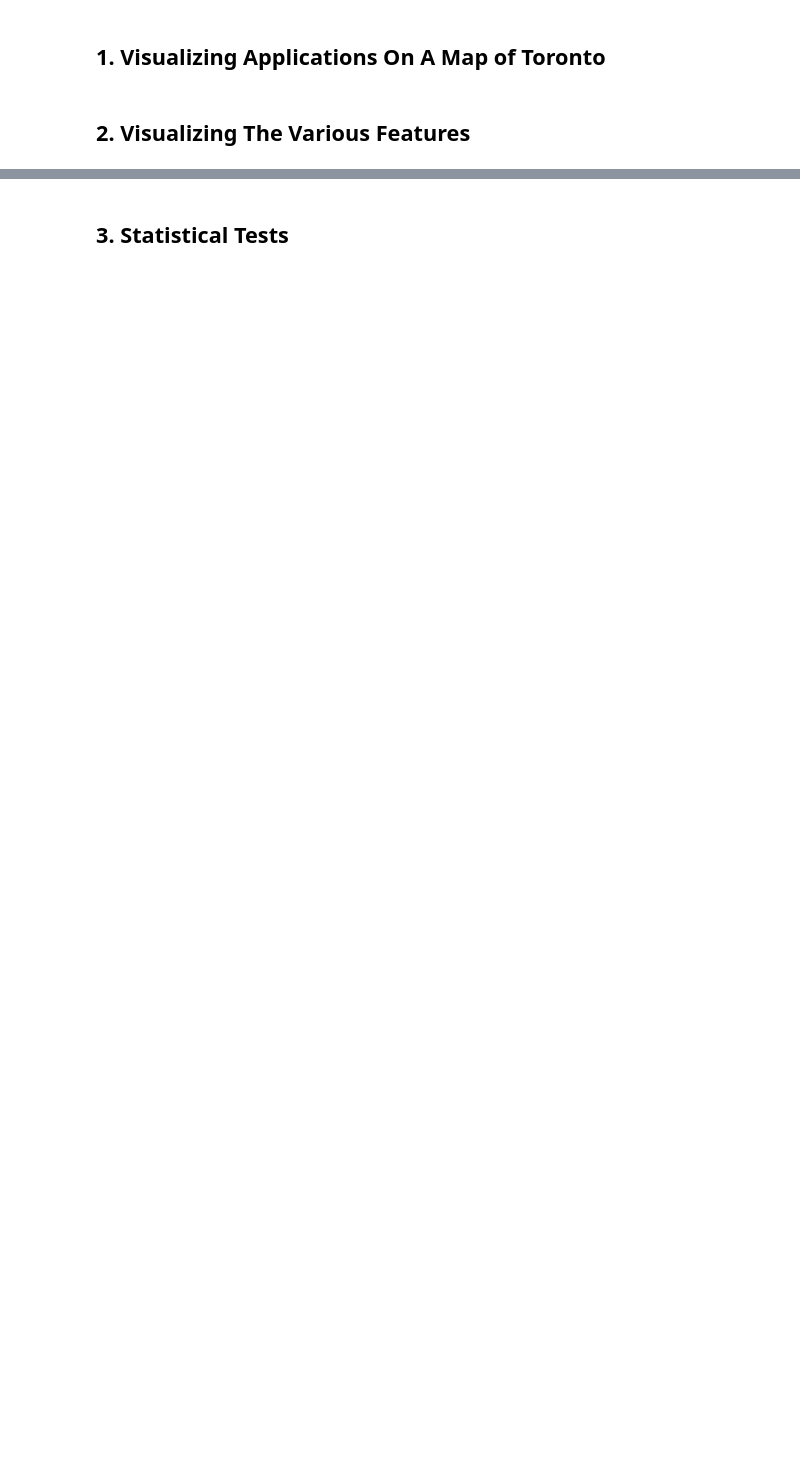
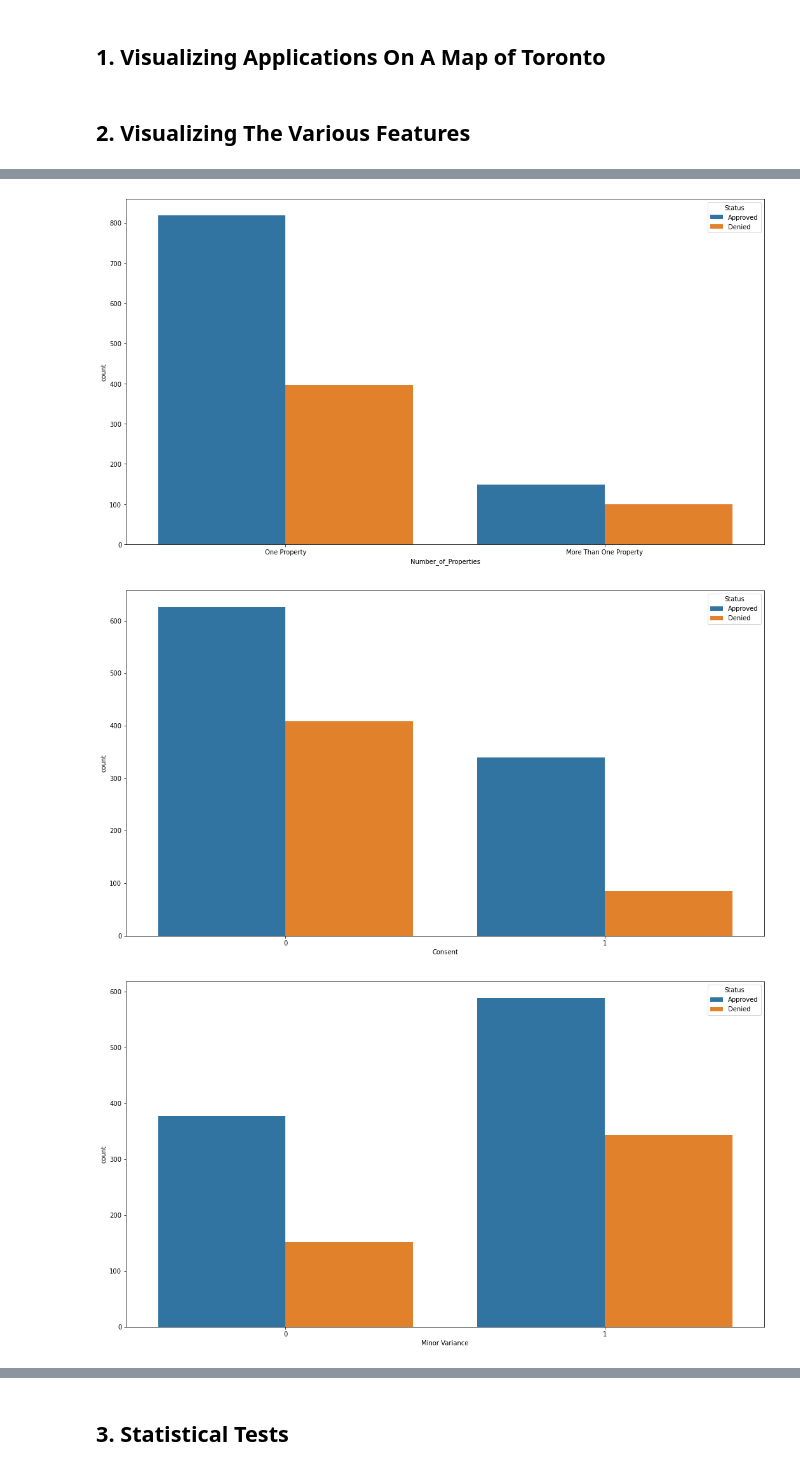
Before and after one commit to RoryAJames/TorontoDevelopmentApplications, a Jupyter notebook: Exploratory Data Analysis.ipynb, the cells around one changed output, grey strips where cells are left out. Cells and saved outputs as stored; diff of their text form; code cells hidden in the pictures; blank space fills up the shorter version.

```diff
--- a/Exploratory Data Analysis.ipynb
+++ b/Exploratory Data Analysis.ipynb
@@ -66,0 +106,5 @@ gdf.head()
+# %%
+#Convert
+
+gdf['Number_of_Properties'] = gdf['Number_of_Properties'].apply(lambda x: 'One Property' if x == 1
+else 'More Than One Property')
@@ -66,0 +117,13 @@ gdf.head()
+# %%
+#Loop through all of the categorical features
+
+categorical_cols = ['Number_of_Properties','Consent',	'Minor Variance',	'Official Plan Rezoning', 'Site Plan Application',
+'Council','Neighbourhood','Secondary_Plan','Business_Improvement_Area','Site_and_Area_Specific_Policy', 'Zoning_Category']
+
+for col in categorical_cols:
+    fig, ax = plt.subplots(figsize=[18,10])
+    sns.countplot(x = col, hue = 'Status' , data = gdf);
+# %% [output]
+[figure, added]
+[figure, added]
+[figure, added]
```
Also changed, not shown: parts of 11 cells of this notebook.
